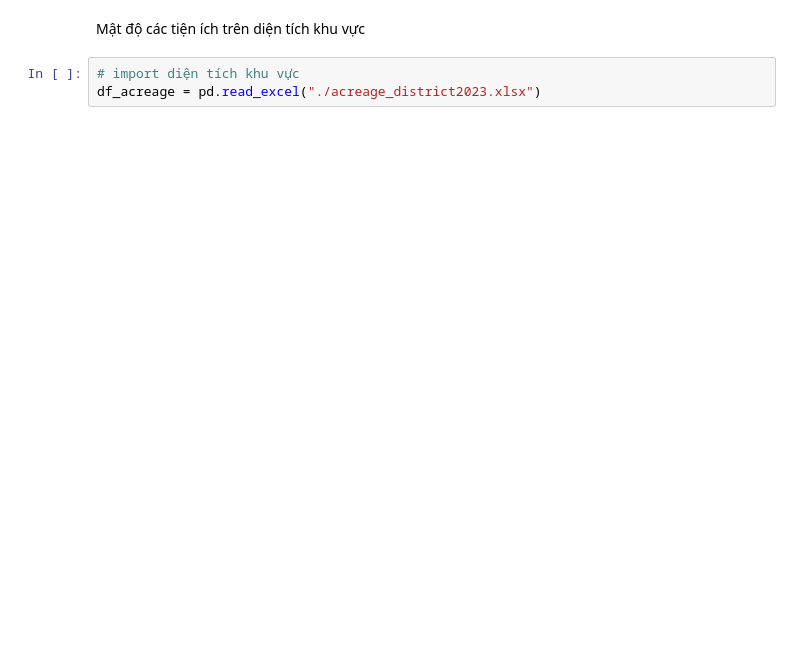
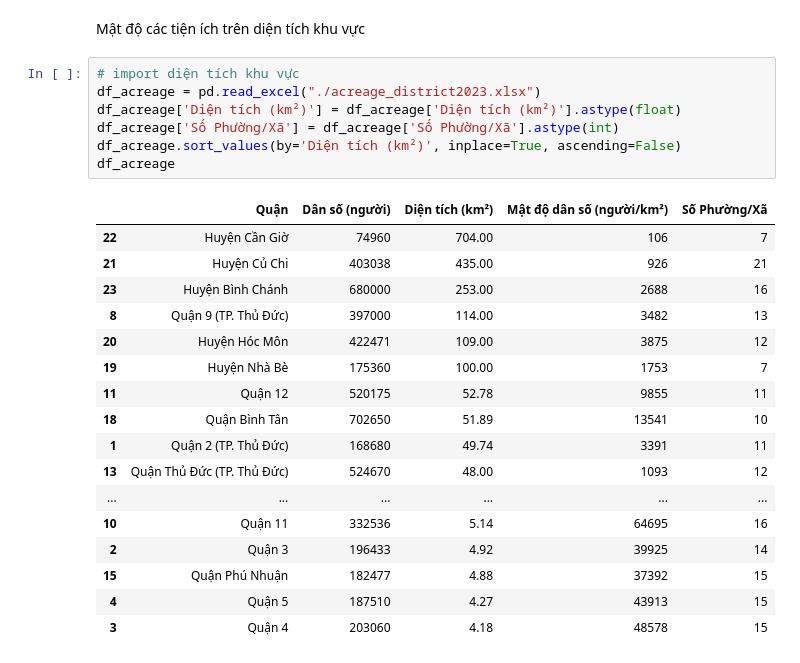
Before and after one commit to TTAT91A/Mogi_HousePrices_Pipeline, a Jupyter notebook: dags/code/Explore.ipynb, the cells around one changed output. Cells and saved outputs as stored; diff of their text form; blank space fills up the shorter version.

```diff
--- a/dags/code/Explore.ipynb
+++ b/dags/code/Explore.ipynb
@@ -322,8 +297,30 @@ df_sum_around
 # %% [markdown]
 Mật độ các tiện ích trên diện tích khu vực
-# %%
-# import diện tích khu vực
-df_acreage = pd.read_excel("./acreage_district2023.xlsx")
+# %%
+# import diện tích khu vực
+df_acreage = pd.read_excel("./acreage_district2023.xlsx")
+df_acreage['Diện tích (km²)'] = df_acreage['Diện tích (km²)'].astype(float)
+df_acreage['Số Phường/Xã'] = df_acreage['Số Phường/Xã'].astype(int)
+df_acreage.sort_values(by='Diện tích (km²)', inplace=True, ascending=False)
+df_acreage
+# %% [output]
+|  | Quận | Dân số (người) | Diện tích (km²) | Mật độ dân số (người/km²) | Số Phường/Xã |
+| 22 | Huyện Cần Giờ | 74960 | 704.00 | 106 | 7 |
+| 21 | Huyện Củ Chi | 403038 | 435.00 | 926 | 21 |
+| 23 | Huyện Bình Chánh | 680000 | 253.00 | 2688 | 16 |
+| 8 | Quận 9 (TP. Thủ Đức) | 397000 | 114.00 | 3482 | 13 |
+| 20 | Huyện Hóc Môn | 422471 | 109.00 | 3875 | 12 |
+| 19 | Huyện Nhà Bè | 175360 | 100.00 | 1753 | 7 |
+| 11 | Quận 12 | 520175 | 52.78 | 9855 | 11 |
+| 18 | Quận Bình Tân | 702650 | 51.89 | 13541 | 10 |
+| 1 | Quận 2 (TP. Thủ Đức) | 168680 | 49.74 | 3391 | 11 |
+| 13 | Quận Thủ Đức (TP. Thủ Đức) | 524670 | 48.00 | 1093 | 12 |
+| ... | ... | ... | ... | ... | ... |
+| 10 | Quận 11 | 332536 | 5.14 | 64695 | 16 |
+| 2 | Quận 3 | 196433 | 4.92 | 39925 | 14 |
+| 15 | Quận Phú Nhuận | 182477 | 4.88 | 37392 | 15 |
+| 4 | Quận 5 | 187510 | 4.27 | 43913 | 15 |
+| 3 | Quận 4 | 203060 | 4.18 | 48578 | 15 |
 # %%
 df_sum_around = df_sum_around.merge(df_acreage, left_on='address_district', right_on='Quận')
 df_sum_around.drop(columns=['Quận'], inplace=True)
```
Also changed, not shown: parts of 13 cells of this notebook, 1 other file.
